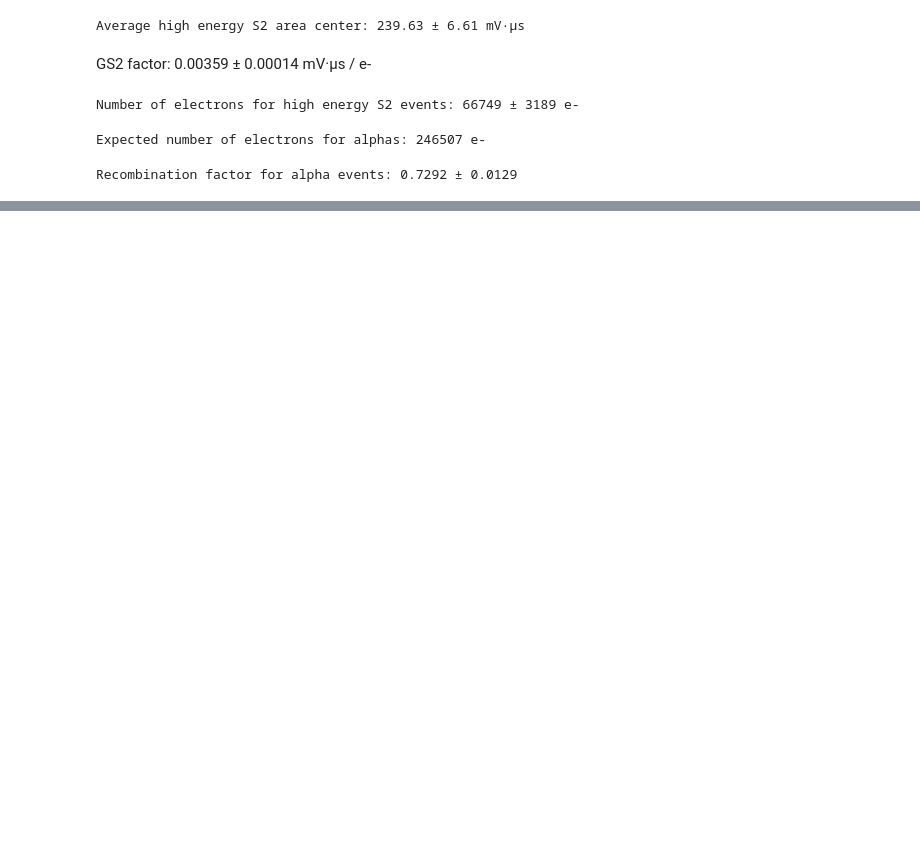
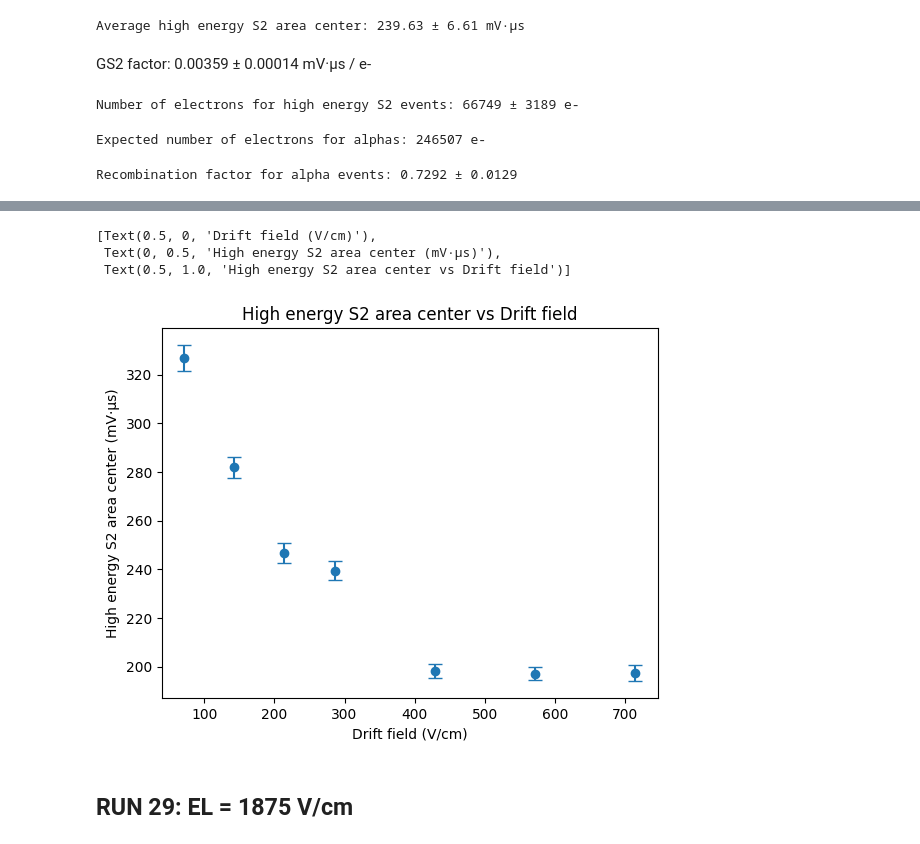
Before and after one commit to proscrite/RaTag, a Jupyter notebook: notebooks/high_energy_events.ipynb, the cells around one changed output, grey strips where cells are left out. Saved outputs shown, nothing was run; the diff lists cells and outputs as text; code cells hidden in the pictures; blank space fills up the shorter version.

```diff
--- a/notebooks/high_energy_events.ipynb
+++ b/notebooks/high_energy_events.ipynb
@@ -186,0 +250,12 @@ Recombination factor for alpha events: 0.7292 ± 0.0129
+# %%
+ci95_24 = 1.96 * sigmas24 / np.sqrt(len(bins))
+drift_fields_24 = [s.drift_field for s in run.sets[1:]]
+plt.errorbar(drift_fields_24, centers24, yerr=ci95_24, fmt='o', capsize=5)
+plt.gca().set(xlabel='Drift field (V/cm)', ylabel='High energy S2 area center (mV·µs)', title='High energy S2 area center vs Drift field')
+# %% [output]
+[Text(0.5, 0, 'Drift field (V/cm)'),
+ Text(0, 0.5, 'High energy S2 area center (mV·µs)'),
+ Text(0.5, 1.0, 'High energy S2 area center vs Drift field')]
+[figure, added]
+# %% [markdown]
+## RUN 29: EL = 1875 V/cm
```
Also changed, not shown: parts of 15 cells of this notebook, 16 other files.
